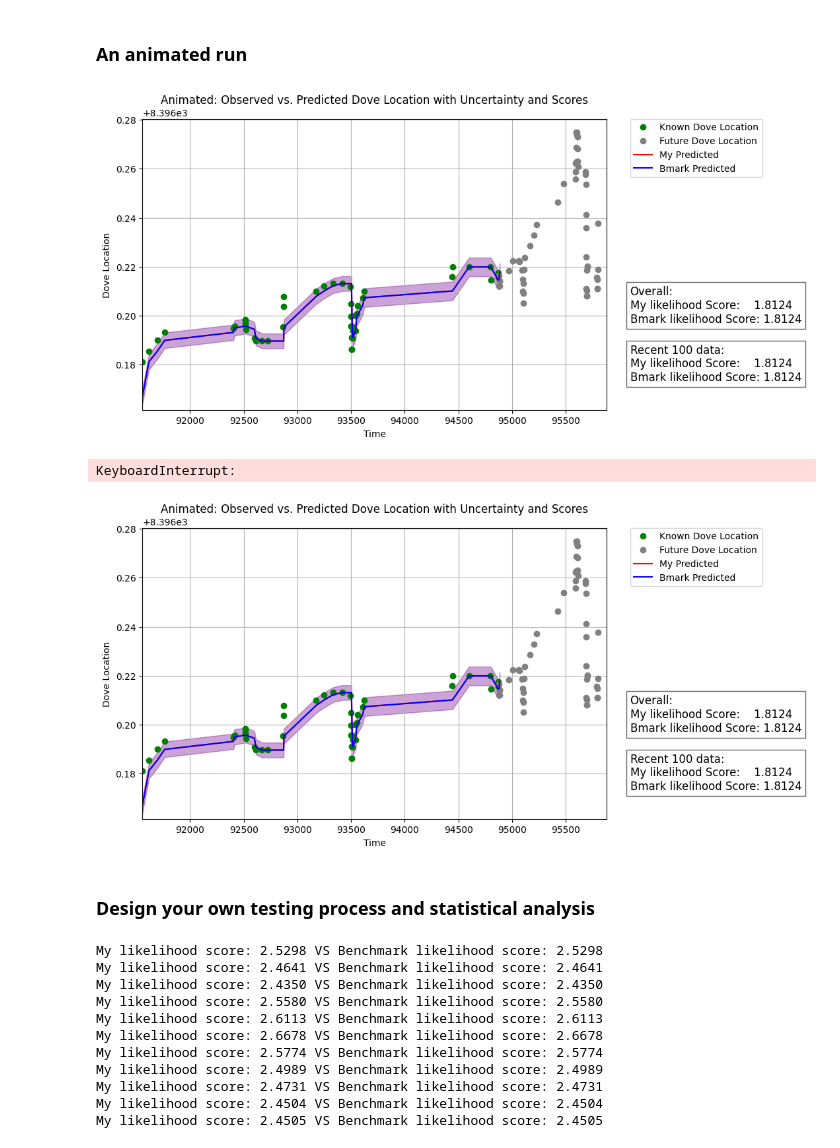
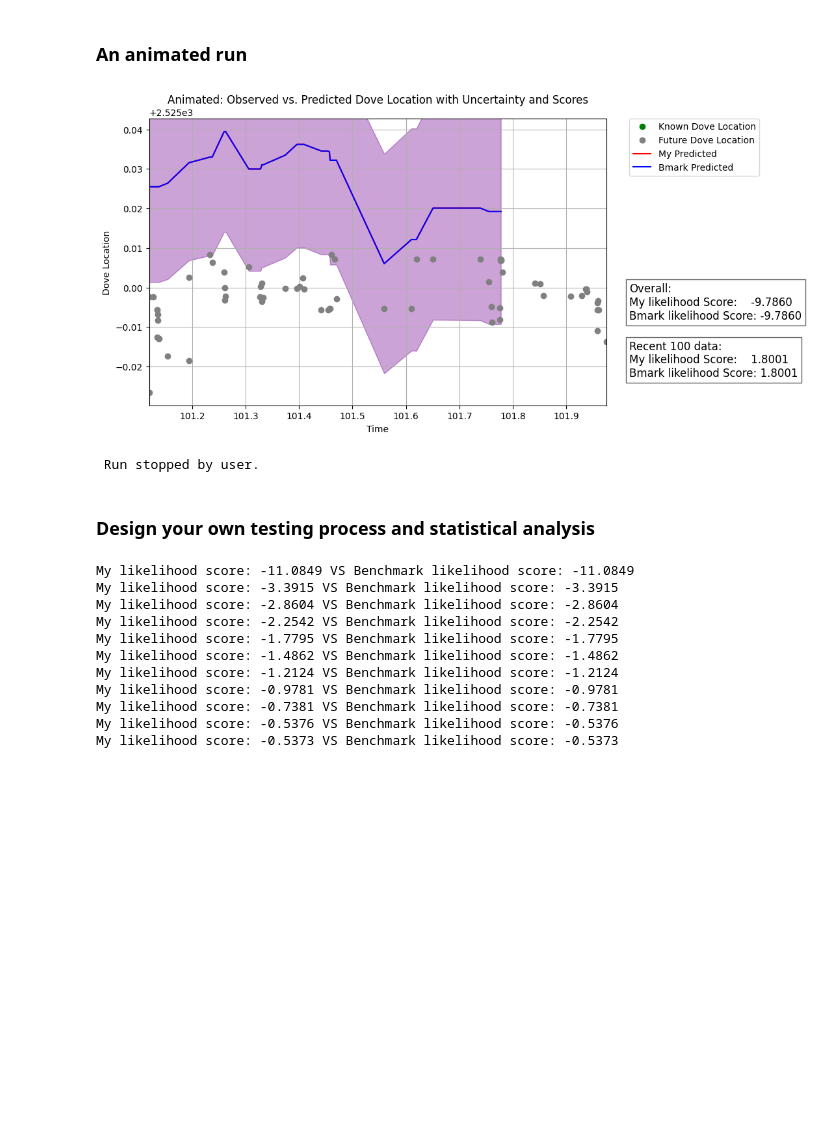
Before and after one commit to microprediction/birdgame, a Jupyter notebook: birdgame/examples/quickstarters/ewma_var.ipynb, the cells around one changed output. Saved outputs shown, nothing was run; the diff lists cells and outputs as text; code cells hidden in the pictures; blank space fills up the shorter version.

Commit message:
increase warmup_iterations

```diff
--- a/birdgame/examples/quickstarters/ewma_var.ipynb
+++ b/birdgame/examples/quickstarters/ewma_var.ipynb
@@ -289,18 +287,21 @@ Interrupted
 # %%
 %matplotlib inline
 from IPython.display import HTML
 
 tracker = EMWAVarTracker()
 
-animated = tracker.test_run_animated(live=False, from_notebook=True)
+# Note: the model has a warmup period
+try:
+    animated = tracker.test_run_animated(live=False, from_notebook=True)
 
-# Display animation in notebook
-HTML(animated.to_jshtml())
+    # Display animation in notebook
+    HTML(animated.to_jshtml())
+except KeyboardInterrupt:
+    print("\n Run stopped by user.")
 # Interrupt cell to stop run
 # %% [output]
-[figure, old version]
+[figure, new version]
-KeyboardInterrupt:
+ Run stopped by user.
-[figure, removed]
 # %% [markdown]
 ### Design your own testing process and statistical analysis
 # %%
@@ -313,7 +314,7 @@ from birdgame.visualization.utils import get_loc_and_scale
 
 live = False
 step_print = 1000
-warmup_iterations = 300
+warmup_iterations = 1000
 max_iterations = 10000
 
 tracker = EMWAVarTracker()
@@ -354,17 +355,17 @@ try:
 except KeyboardInterrupt:
     print("Interrupted")
 # %% [output]
-My likelihood score: 2.5298 VS Benchmark likelihood score: 2.5298
-My likelihood score: 2.4641 VS Benchmark likelihood score: 2.4641
-My likelihood score: 2.4350 VS Benchmark likelihood score: 2.4350
-My likelihood score: 2.5580 VS Benchmark likelihood score: 2.5580
-My likelihood score: 2.6113 VS Benchmark likelihood score: 2.6113
-My likelihood score: 2.6678 VS Benchmark likelihood score: 2.6678
-My likelihood score: 2.5774 VS Benchmark likelihood score: 2.5774
-My likelihood score: 2.4989 VS Benchmark likelihood score: 2.4989
-My likelihood score: 2.4731 VS Benchmark likelihood score: 2.4731
-My likelihood score: 2.4504 VS Benchmark likelihood score: 2.4504
-My likelihood score: 2.4505 VS Benchmark likelihood score: 2.4505
+My likelihood score: -11.0849 VS Benchmark likelihood score: -11.0849
+My likelihood score: -3.3915 VS Benchmark likelihood score: -3.3915
+My likelihood score: -2.8604 VS Benchmark likelihood score: -2.8604
+My likelihood score: -2.2542 VS Benchmark likelihood score: -2.2542
+My likelihood score: -1.7795 VS Benchmark likelihood score: -1.7795
+My likelihood score: -1.4862 VS Benchmark likelihood score: -1.4862
+My likelihood score: -1.2124 VS Benchmark likelihood score: -1.2124
+My likelihood score: -0.9781 VS Benchmark likelihood score: -0.9781
+My likelihood score: -0.7381 VS Benchmark likelihood score: -0.7381
+My likelihood score: -0.5376 VS Benchmark likelihood score: -0.5376
+My likelihood score: -0.5373 VS Benchmark likelihood score: -0.5373
 # %%
 from birdgame.visualization.utils import summarize_predictions
 stats_summary, pred_summary = summarize_predictions(store_pred, skip_length=0)
```
Also changed, not shown: parts of 4 cells of this notebook, 3 other files.
